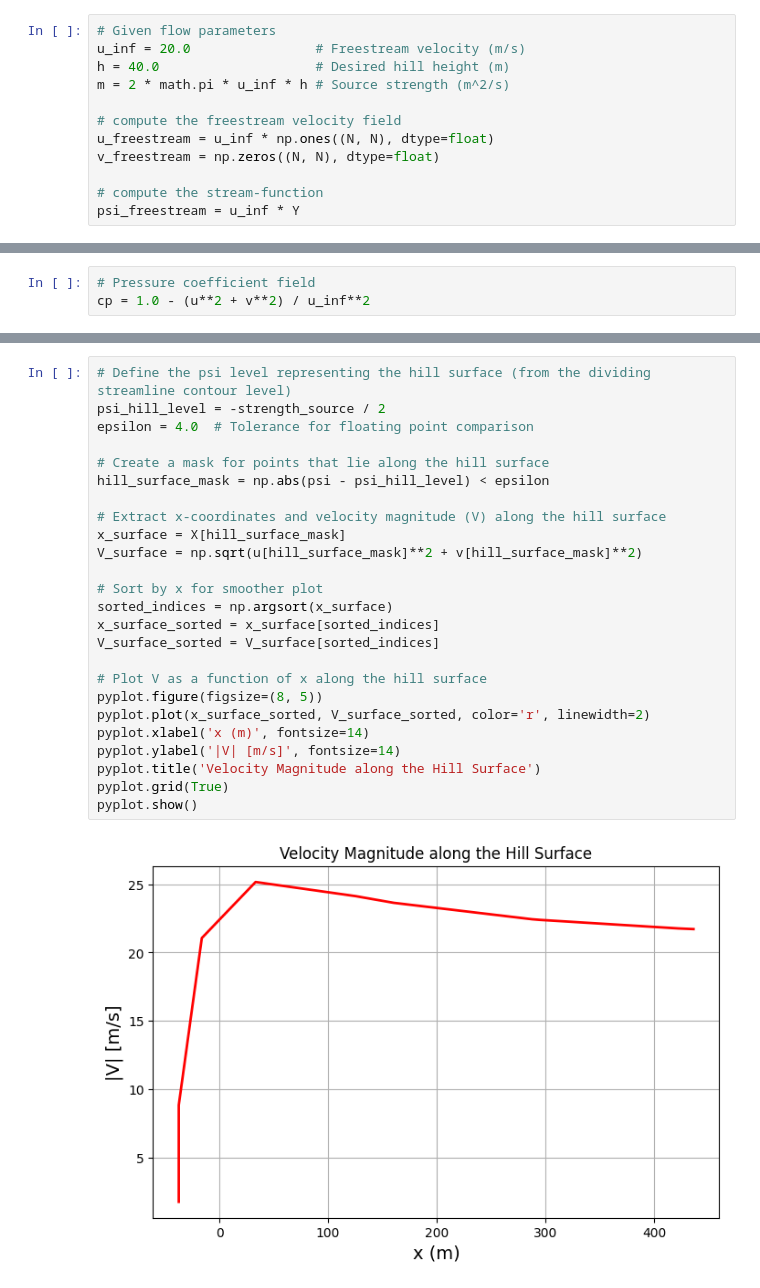
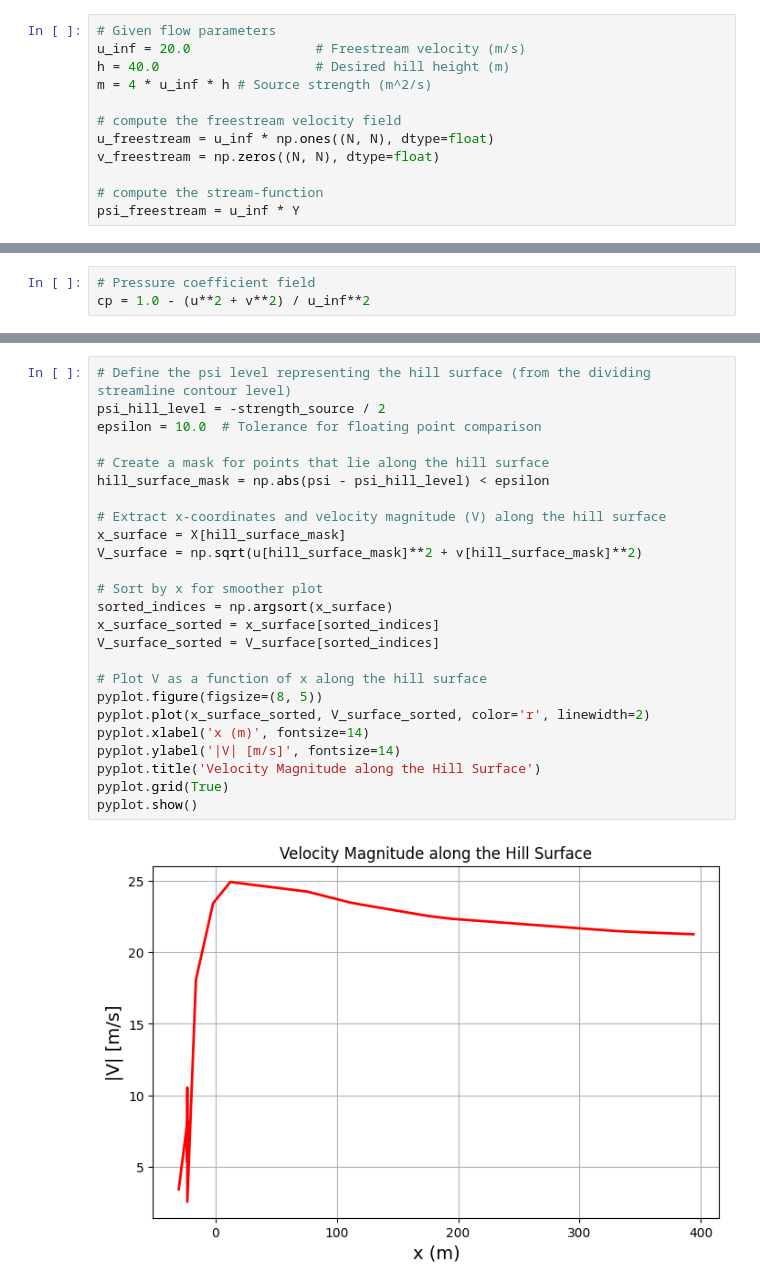
Before and after one commit to Yoav012/IntroToAeroTau, a Jupyter notebook: Lab_partA.ipynb, the cells around one changed output, grey strips where cells are left out. Cells and saved outputs as stored; diff of their text form.

```diff
--- a/Lab_partA.ipynb
+++ b/Lab_partA.ipynb
@@ -136,7 +136,7 @@ pyplot.scatter(X, Y, s=5, color='#CD2305', marker='o')
 # Given flow parameters
 u_inf = 20.0                # Freestream velocity (m/s)
 h = 40.0                    # Desired hill height (m)
-m = 2 * math.pi * u_inf * h # Source strength (m^2/s)
+m = 4 * u_inf * h # Source strength (m^2/s)
 
 # compute the freestream velocity field
 u_freestream = u_inf * np.ones((N, N), dtype=float)
@@ -334,27 +334,27 @@ pyplot.show()
 # %%
 # Define the psi level representing the hill surface (from the dividing streamline contour level)
 psi_hill_level = -strength_source / 2
-epsilon = 4.0  # Tolerance for floating point comparison
+epsilon = 10.0  # Tolerance for floating point comparison
 
 # Create a mask for points that lie along the hill surface
 hill_surface_mask = np.abs(psi - psi_hill_level) < epsilon
 
 # Extract x-coordinates and velocity magnitude (V) along the hill surface
 x_surface = X[hill_surface_mask]
 V_surface = np.sqrt(u[hill_surface_mask]**2 + v[hill_surface_mask]**2)
 
 # Sort by x for smoother plot
 sorted_indices = np.argsort(x_surface)
 x_surface_sorted = x_surface[sorted_indices]
 V_surface_sorted = V_surface[sorted_indices]
 
 # Plot V as a function of x along the hill surface
 pyplot.figure(figsize=(8, 5))
 pyplot.plot(x_surface_sorted, V_surface_sorted, color='r', linewidth=2)
 pyplot.xlabel('x (m)', fontsize=14)
 pyplot.ylabel('|V| [m/s]', fontsize=14)
 pyplot.title('Velocity Magnitude along the Hill Surface')
 pyplot.grid(True)
 pyplot.show()
 # %% [output]
-[figure, old version]
+[figure, new version]
```
Also changed, not shown: parts of 6 cells of this notebook.
